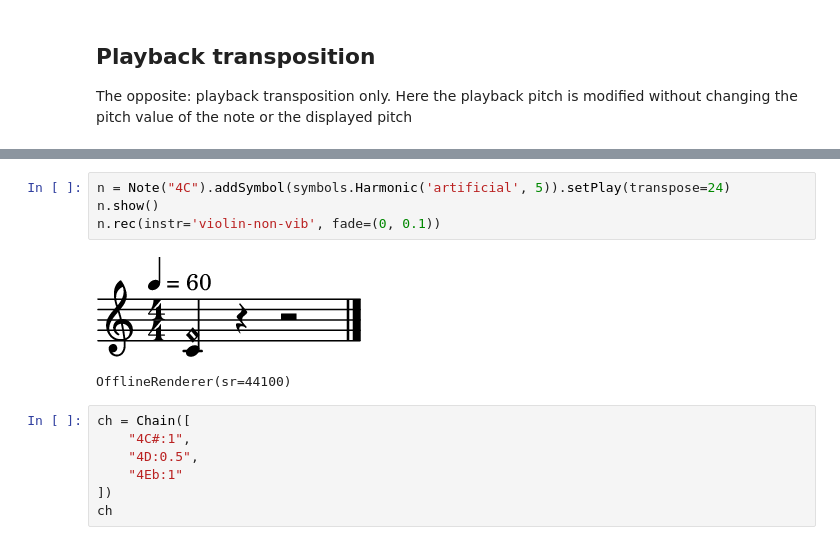
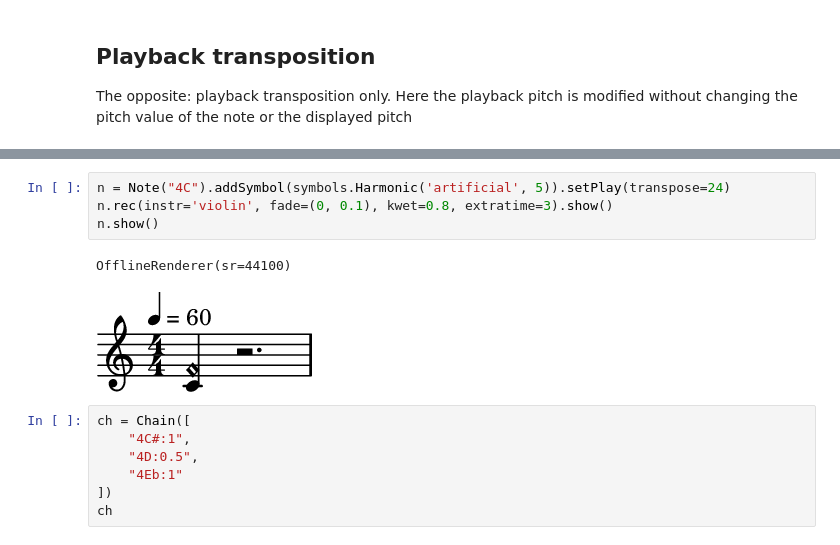
Before and after one commit to gesellkammer/maelzel, a Jupyter notebook: docs/notebooks/maelzel-core-transposition.ipynb, the cells around one changed output, grey strips where cells are left out. Cells and saved outputs as stored; diff of their text form.

```diff
--- a/docs/notebooks/maelzel-core-transposition.ipynb
+++ b/docs/notebooks/maelzel-core-transposition.ipynb
@@ -135,10 +140,10 @@ Preset: violin-non-vib
 # %%
 n = Note("4C").addSymbol(symbols.Harmonic('artificial', 5)).setPlay(transpose=24)
+n.rec(instr='violin', fade=(0, 0.1), kwet=0.8, extratime=3).show()
 n.show()
-n.rec(instr='violin-non-vib', fade=(0, 0.1))
 # %% [output]
+OfflineRenderer(sr=44100)
-[figure, old version]
+[figure, new version]
-OfflineRenderer(sr=44100)
 # %%
 ch = Chain([
     "4C#:1",
```
Also changed, not shown: parts of 9 cells of this notebook, 26 other files.
